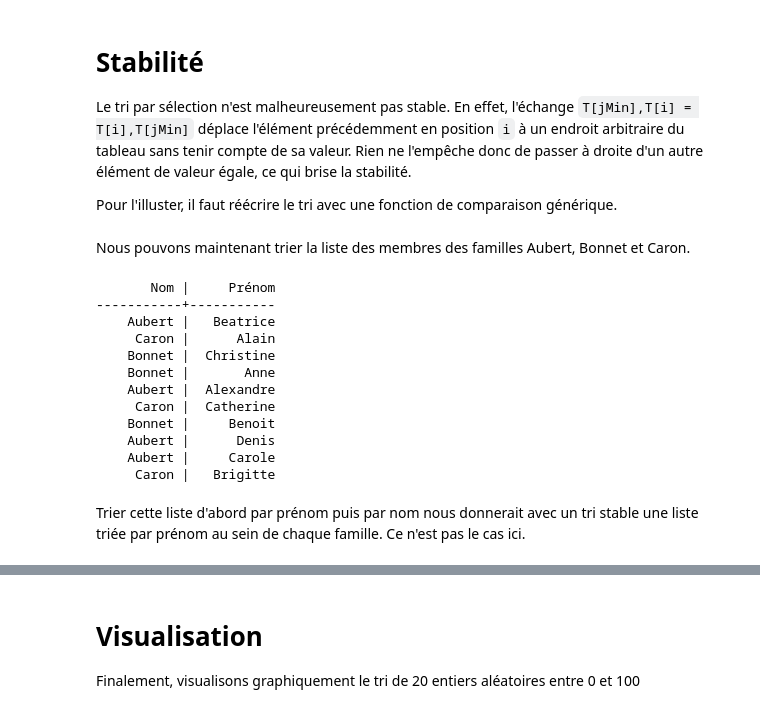
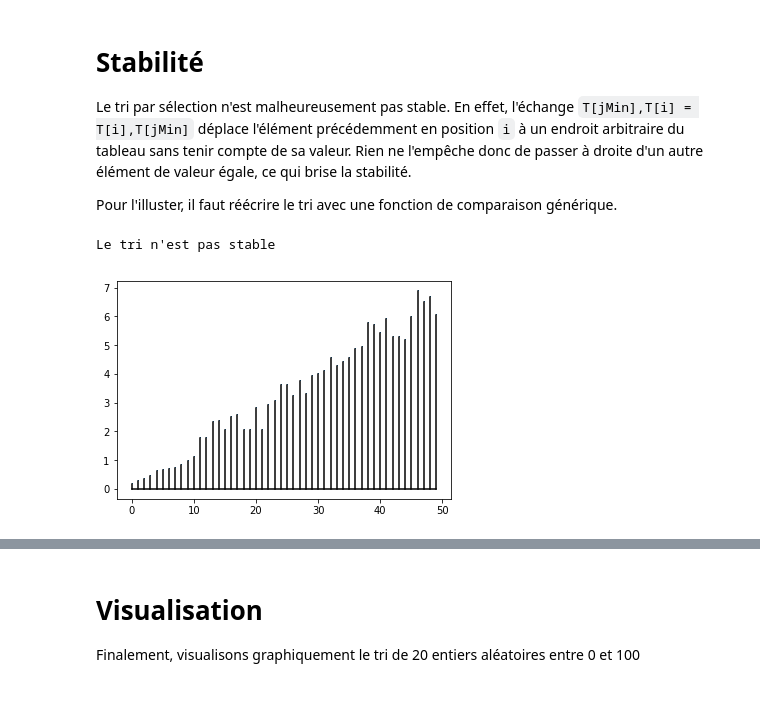
Before and after one commit to ocuisenaire/ASD1-notebooks, a Jupyter notebook: 3 - Tris/2 - Tri Par Sélection.ipynb, the cells around one changed output, grey strips where cells are left out. Drawn from its saved outputs; the diff is of its cells as text; code cells hidden in the pictures.

Commit message:
stability analysis uses graphical approach

```diff
--- a/3 - Tris/2 - Tri Par Sélection.ipynb
+++ b/3 - Tris/2 - Tri Par Sélection.ipynb
@@ -146,29 +143,14 @@ Pour l'illuster, il faut réécrire le tri avec une fonction de comparaison gén
 # %%
 def tri_par_selection_generique(T,plus_petit):
     N = len(T)
     for i in range(0,N-1):
         jMin = i
         for j in range(i+1,N):
             if plus_petit(T[j],T[jMin]):
                 jMin = j
         T[jMin],T[i] = T[i],T[jMin]
+
+hlp.test_stabilite(tri_par_selection_generique)
+# %% [output]
+Le tri n'est pas stable
+[figure, added]
-# %% [markdown]
-Nous pouvons maintenant trier la liste des membres des familles Aubert, Bonnet et Caron.
-# %%
-T = hlp.tableau_de_noms()
-hlp.afficher_noms(T)
-# %% [output]
-       Nom |     Prénom
------------+-----------
-    Aubert |   Beatrice
-     Caron |      Alain
-    Bonnet |  Christine
-    Bonnet |       Anne
-    Aubert |  Alexandre
-     Caron |  Catherine
-    Bonnet |     Benoit
-    Aubert |      Denis
-    Aubert |     Carole
-     Caron |   Brigitte
-# %% [markdown]
-Trier cette liste d'abord par prénom puis par nom nous donnerait avec un tri stable une liste triée par prénom au sein de chaque famille. Ce n'est pas le cas ici.
```
Also changed, not shown: parts of 7 cells of this notebook.
